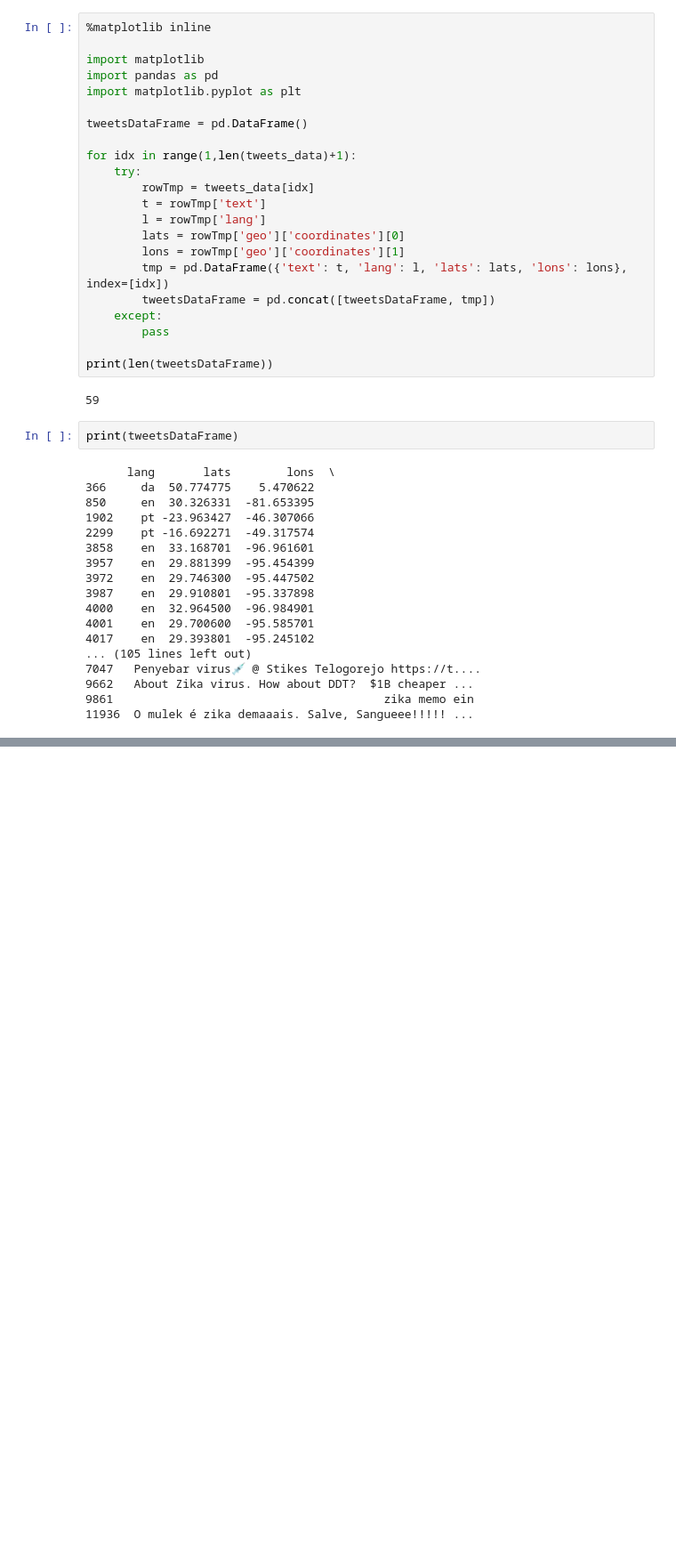
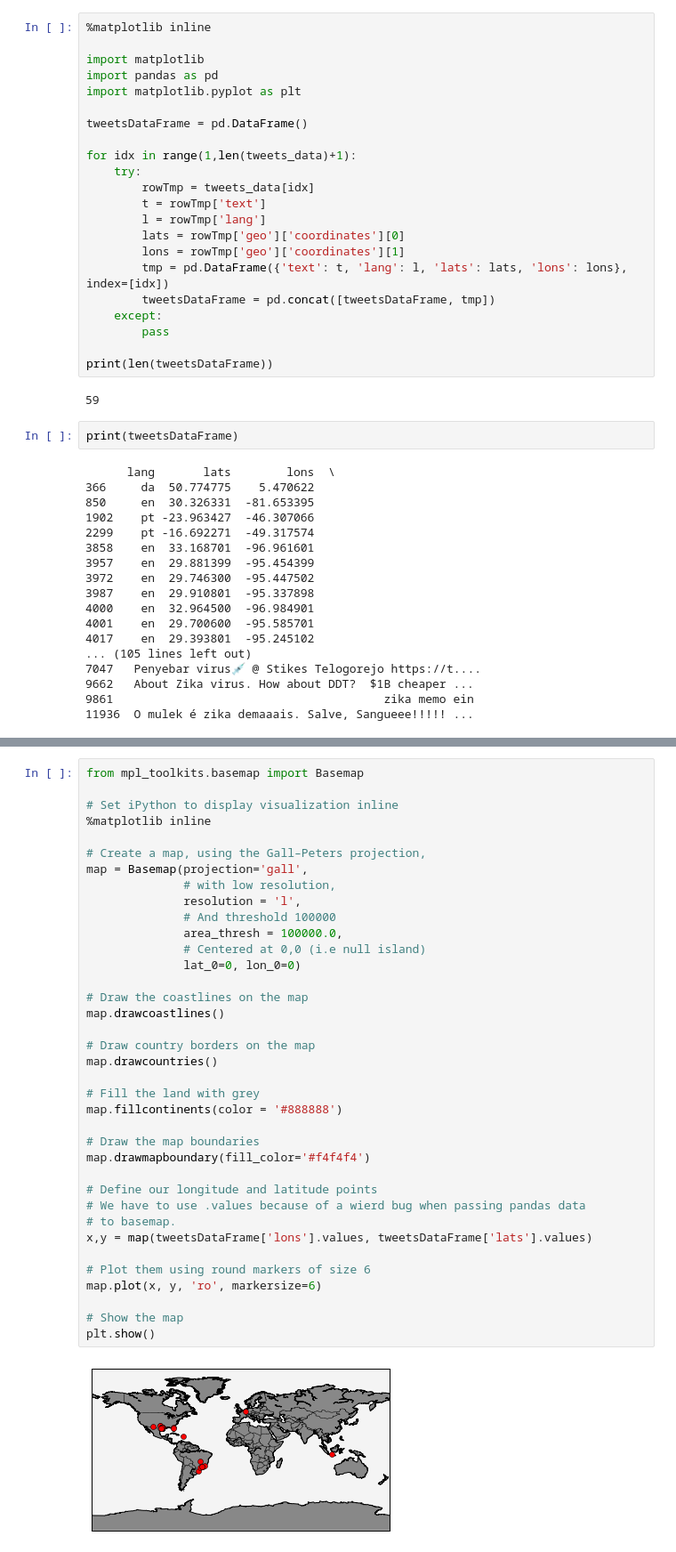
Before and after one commit to gifforda/Python_Twitter_exploration, a Jupyter notebook: notebooks/Process_tweets.ipynb, the cells around one changed output, grey strips where cells are left out. Shown at 89% size. Drawn from its saved outputs; the diff is of its cells as text; blank space fills up the shorter version.

Commit message:
Added mapping lat lon points to the script

```diff
--- a/notebooks/Process_tweets.ipynb
+++ b/notebooks/Process_tweets.ipynb
@@ -121,0 +119,39 @@ tweets_by_lang[:5].plot(ax=ax, kind='bar', color='red')
+# %%
+from mpl_toolkits.basemap import Basemap
+
+# Set iPython to display visualization inline
+%matplotlib inline
+
+# Create a map, using the Gall–Peters projection,
+map = Basemap(projection='gall',
+              # with low resolution,
+              resolution = 'l',
+              # And threshold 100000
+              area_thresh = 100000.0,
+              # Centered at 0,0 (i.e null island)
+              lat_0=0, lon_0=0)
+
+# Draw the coastlines on the map
+map.drawcoastlines()
+
+# Draw country borders on the map
+map.drawcountries()
+
+# Fill the land with grey
+map.fillcontinents(color = '#888888')
+
+# Draw the map boundaries
+map.drawmapboundary(fill_color='#f4f4f4')
+
+# Define our longitude and latitude points
+# We have to use .values because of a wierd bug when passing pandas data
+# to basemap.
+x,y = map(tweetsDataFrame['lons'].values, tweetsDataFrame['lats'].values)
+
+# Plot them using round markers of size 6
+map.plot(x, y, 'ro', markersize=6)
+
+# Show the map
+plt.show()
+# %% [output]
+[figure, added]
```
Also changed, not shown: parts of 5 cells of this notebook.
